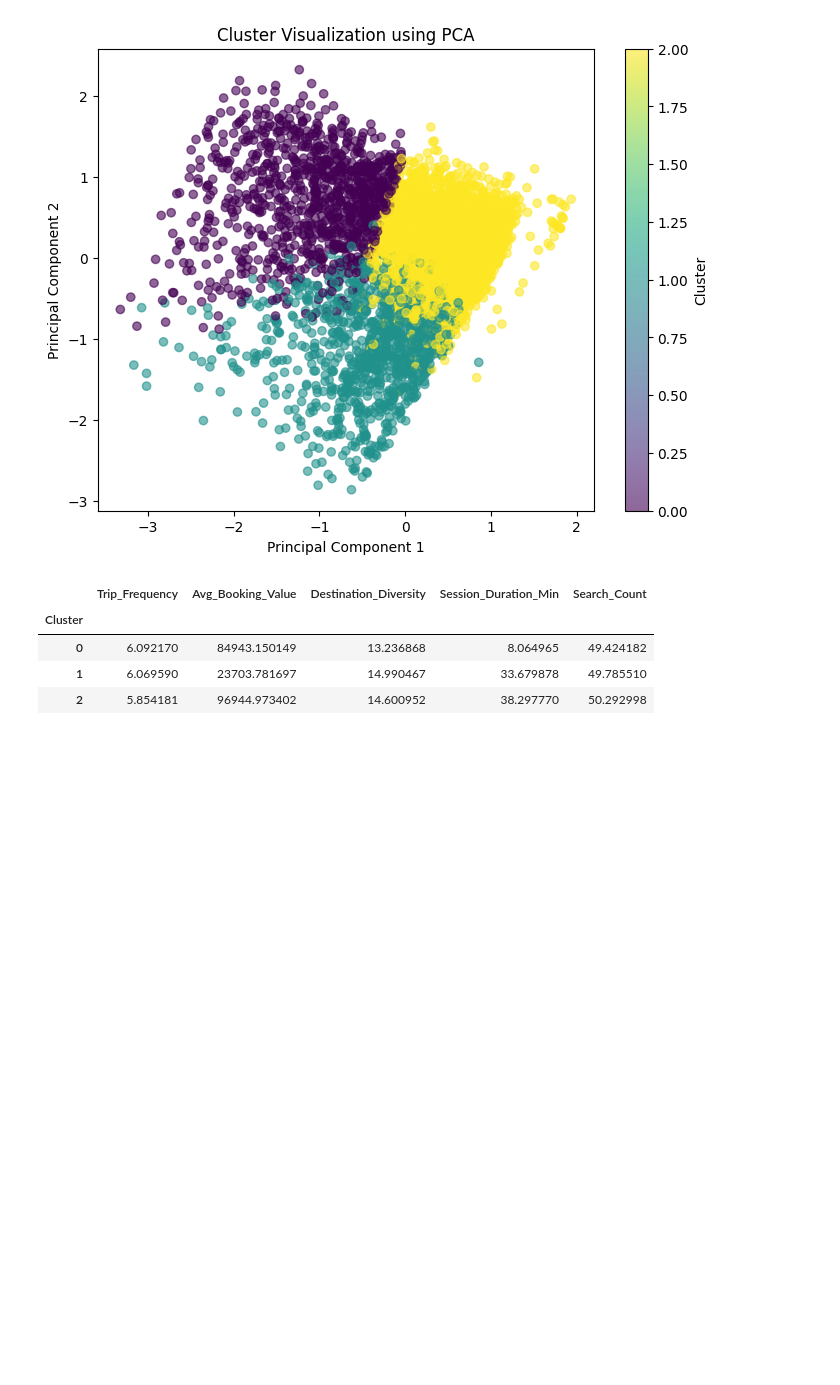
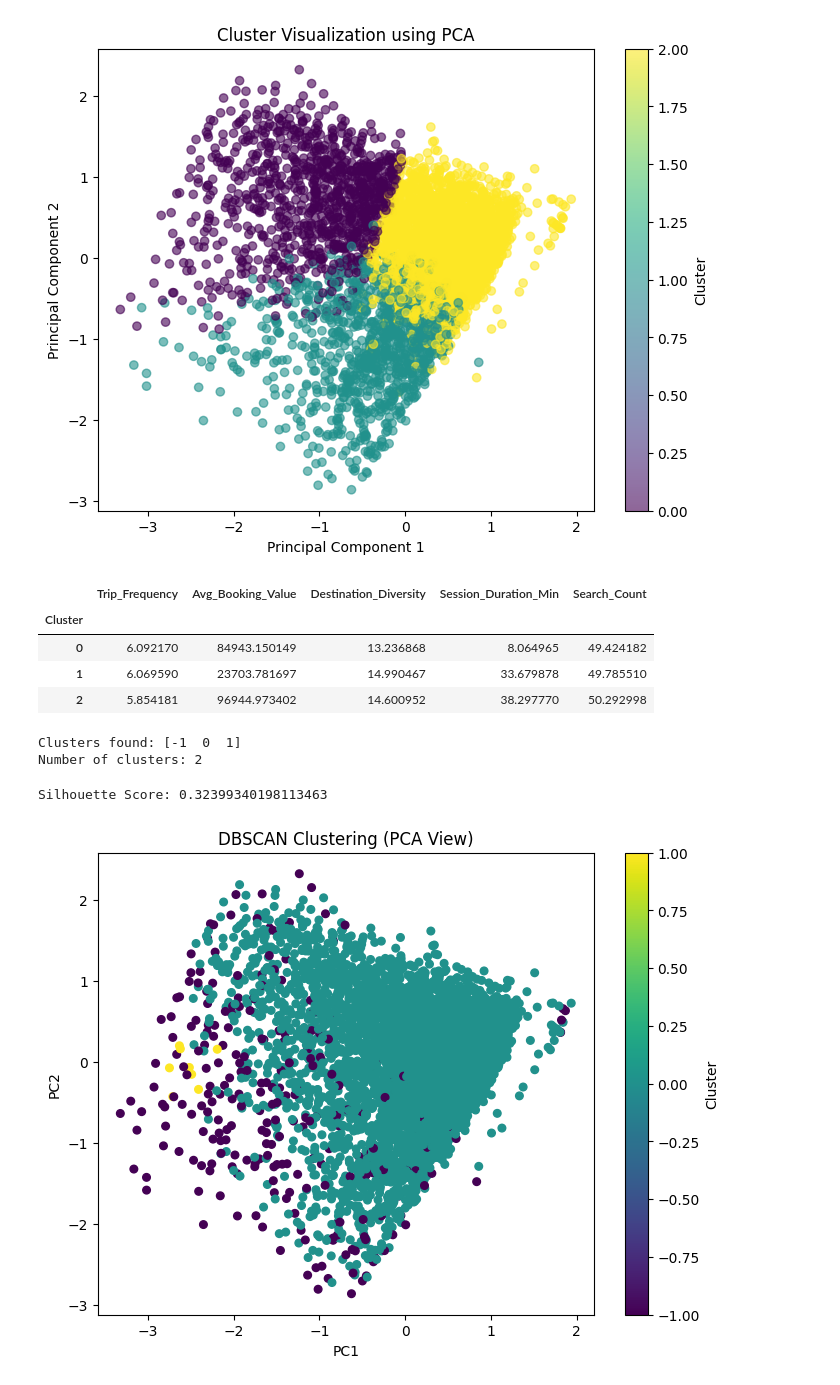
Before and after one commit to arsingla786/AI-project-Delivery_Status_Prediction, a Jupyter notebook: (3)travel_customer_segmentation.ipynb, the cells around one changed output. Cells and saved outputs as stored; diff of their text form; code cells hidden in the pictures; blank space fills up the shorter version.

Commit message:
dbscan

```diff
--- a/(3)travel_customer_segmentation.ipynb
+++ b/(3)travel_customer_segmentation.ipynb
@@ -270,0 +276,38 @@ cluster_summary
+# %%
+dbscan_model = DBSCAN(eps=0.7,min_samples=10)
+labels = dbscan_model.fit_predict(X_scaled)
+df['Cluster_DBSCAN'] = labels
+# %%
+unique_labels = np.unique(labels)
+print("Clusters found:", unique_labels)
+print("Number of clusters:", len(unique_labels) - (1 if -1 in unique_labels else 0))
+# %% [output]
+Clusters found: [-1  0  1]
+Number of clusters: 2
+# %%
+mask = labels != -1
+
+if len(set(labels[mask])) > 1:
+    score = silhouette_score(X_scaled[mask], labels[mask])
+    print("Silhouette Score:", score)
+else:
+    print("Not enough clusters for silhouette")
+# %% [output]
+Silhouette Score: 0.32399340198113463
+# %%
+
+
+pca = PCA(n_components=2)
+X_pca = pca.fit_transform(X_scaled)
+
+plt.figure(figsize=(8,6))
+plt.scatter(X_pca[:,0], X_pca[:,1], c=labels, cmap='viridis', s=30)
+
+plt.colorbar(label='Cluster')
+plt.title('DBSCAN Clustering (PCA View)')
+plt.xlabel('PC1')
+plt.ylabel('PC2')
+
+plt.show()
+# %% [output]
+[figure, added]
```
Also changed, not shown: parts of 5 cells of this notebook.
